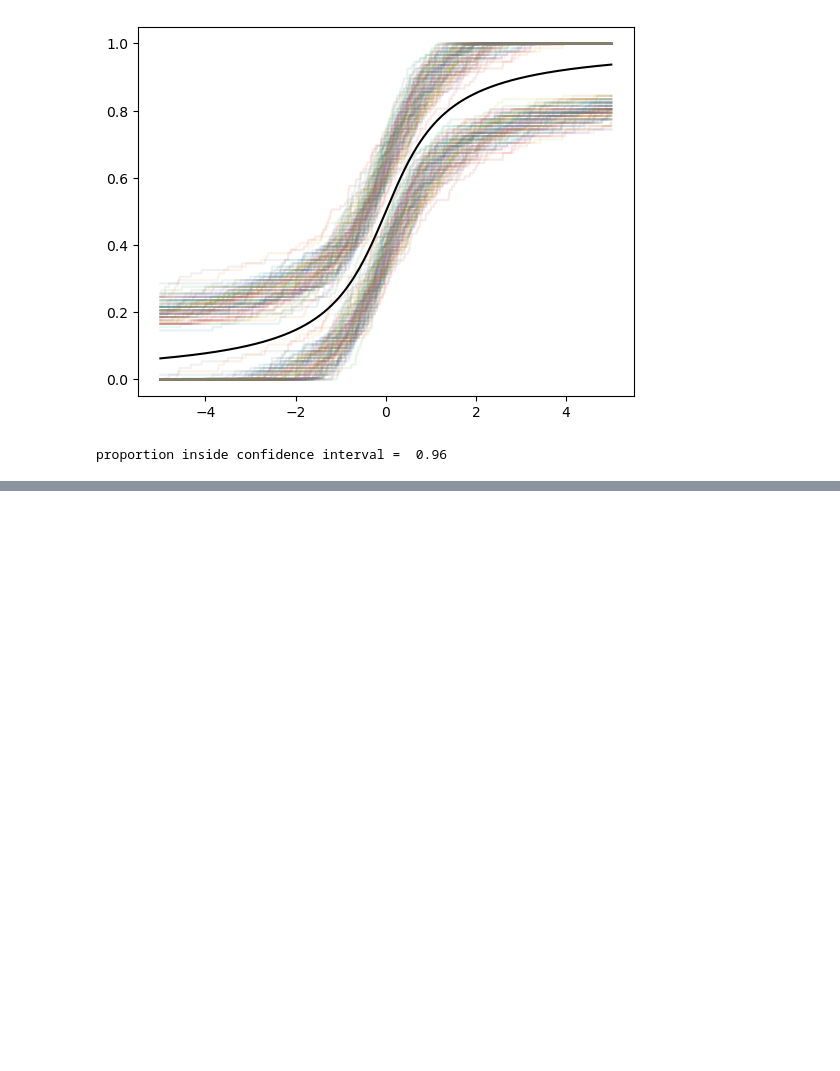
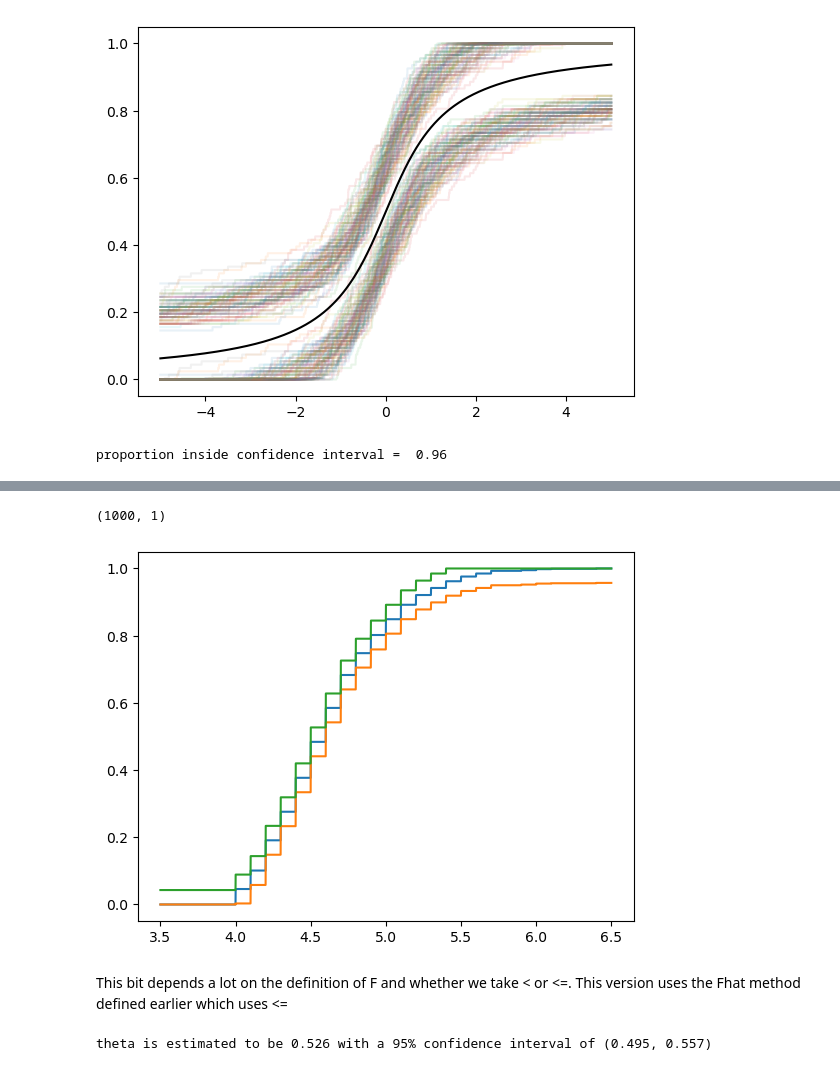
Before and after one commit to Stephen-Hodgson/All_of_Statistics, a Jupyter notebook: 7_Estimating_cdf_and_Statistical_Functionals.ipynb, the cells around one changed output, grey strips where cells are left out. Saved outputs shown, nothing was run; the diff lists cells and outputs as text; code cells hidden in the pictures; blank space fills up the shorter version.

```diff
--- a/7_Estimating_cdf_and_Statistical_Functionals.ipynb
+++ b/7_Estimating_cdf_and_Statistical_Functionals.ipynb
@@ -15,7 +15,7 @@ def Fhat(x, Z, alpha = 0.05):
     n, m = Z.shape
     Z = np.broadcast_to(np.reshape(Z, (1, n, m)), (N, n, m))
     x = np.broadcast_to(np.reshape(x, (N, 1, 1)), (N, n, m))
-    trues = (Z<x)
+    trues = (Z<=x)
     Fh = np.sum(trues, axis = 1)/n
 
     epsilon = np.sqrt(np.log(2 / alpha) / (2 * n))
@@ -111,0 +116,4 @@ proportion inside confidence interval =  0.96
+# %%
+eq_data = pd.read_csv('Fiji_Earthquate_Data.txt', sep='\t')
+print(eq_data.head())
+eq_data.describe()
@@ -111,0 +130,18 @@ proportion inside confidence interval =  0.96
+# %%
+mag_data=eq_data.mag.to_numpy()
+mag_data = np.reshape(mag_data, (len(mag_data), 1))
+print(mag_data.shape)
+# %% [output]
+(1000, 1)
+# %%
+x = np.linspace(3.5, 6.5, 10000)
+Fmag, Lmag, Umag = Fhat(x, mag_data)
+# %%
+plt.plot(x, Fmag)
+plt.plot(x, Lmag)
+plt.plot(x, Umag)
+plt.show()
+# %% [output]
+[figure, added]
+# %% [markdown]
+This bit depends a lot on the definition of F and whether we take < or <=. This version uses the Fhat method defined earlier which uses <=
@@ -111,0 +157,4 @@ proportion inside confidence interval =  0.96
+# %%
+print("theta is estimated to be {:.3f} with a 95% confidence interval of ({:.3f}, {:.3f})".format(that, C0, C1))
+# %% [output]
+theta is estimated to be 0.526 with a 95% confidence interval of (0.495, 0.557)
```
Also changed, not shown: parts of 20 cells of this notebook, 12 other files.
